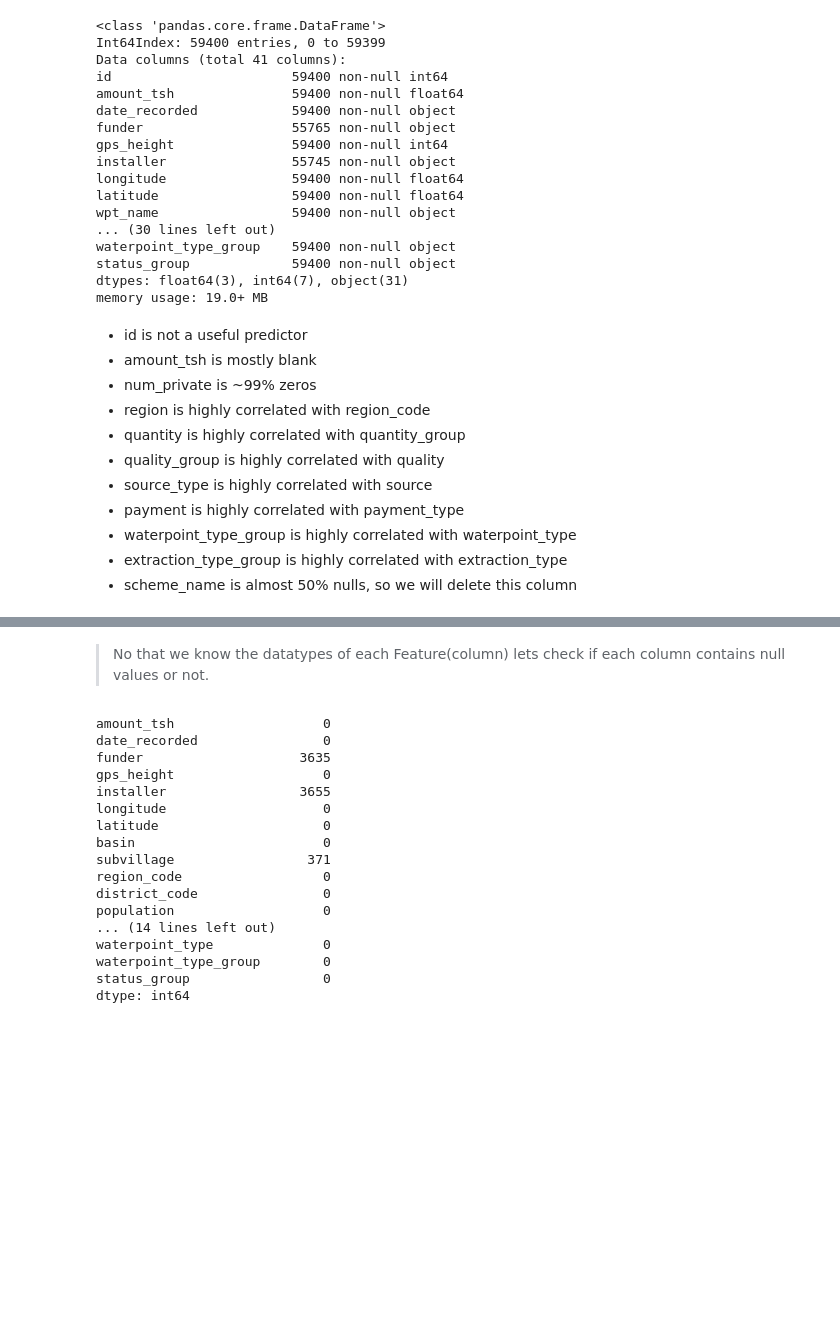
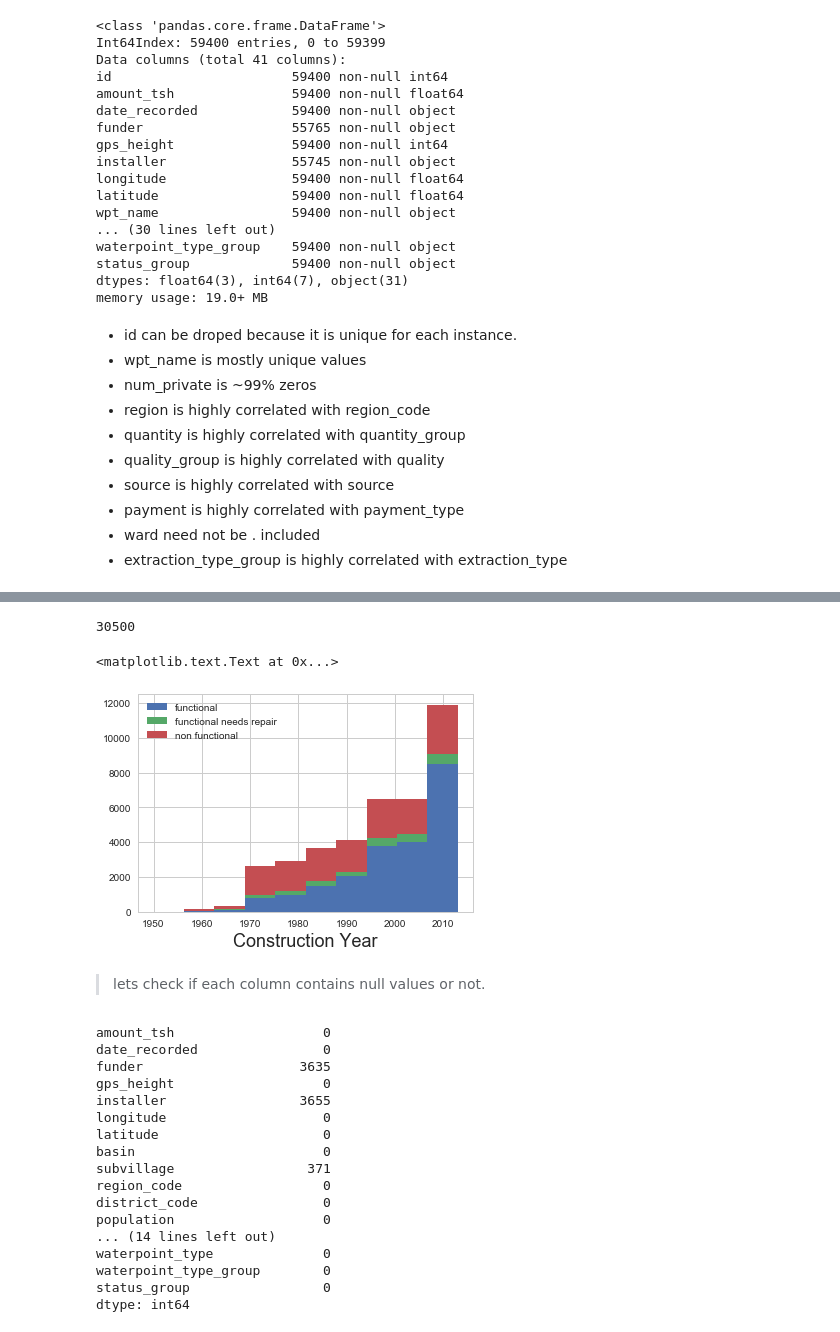
Before and after one commit to ksdkalluri/identifying_faulty_pumps, a Jupyter notebook: Identifying_which_pumps_are_faulty.ipynb, the cells around one changed output, grey strips where cells are left out. Drawn from its saved outputs; the diff is of its cells as text; code cells hidden in the pictures; blank space fills up the shorter version.

```diff
--- a/Identifying_which_pumps_are_faulty.ipynb
+++ b/Identifying_which_pumps_are_faulty.ipynb
@@ -136,17 +136,16 @@ status_group             59400 non-null object
 dtypes: float64(3), int64(7), object(31)
 memory usage: 19.0+ MB
 # %% [markdown]
-* id is not a useful predictor
-* amount_tsh is mostly blank
+* id can be droped because it is unique for each instance.
+* wpt_name is mostly unique values
 * num_private is ~99% zeros
 * region is highly correlated with region_code
 * quantity is highly correlated with quantity_group
 * quality_group is highly correlated with quality
-* source_type is highly correlated with source
+* source is highly correlated with source
 * payment is highly correlated with payment_type
-* waterpoint_type_group is highly correlated with waterpoint_type
+* ward need not be . included
 * extraction_type_group is highly correlated with extraction_type
-* scheme_name is almost 50% nulls, so we will delete this column
 # %%
 training_df = training_df.drop(['id','source','wpt_name', 'num_private', 'region',
           'quantity'],axis = 1)
@@ -162,8 +161,23 @@ training_df.head()
 | 2 | 25.0 | 2013-02-25 | Lottery Club | 686 | World vision | 37.460664 | -3.821329 | Pangani | Majengo | ... |
 | 3 | 0.0 | 2013-01-28 | Unicef | 263 | UNICEF | 38.486161 | -11.155298 | Ruvuma / Southern Coast | Mahakamani | ... |
 | 4 | 0.0 | 2011-07-13 | Action In A | 0 | Artisan | 31.130847 | -1.825359 | Lake Victoria | Kyanyamisa | ... |
+# %%
+training_df.population.max()
+# %% [output]
+30500
+# %%
+hist1=training_df[training_df.status_group == 'functional'].construction_year
+hist2=training_df[training_df.status_group == 'functional needs repair'].construction_year
+hist3=training_df[training_df.status_group == 'non functional'].construction_year
+
+n,b,p=plt.hist([hist1, hist2, hist3], stacked=True,range=[1950,2013])
+plt.legend(['functional','functional needs repair','non functional'],loc=0)
+plt.xlabel('Construction Year', fontsize=18)
+# %% [output]
+<matplotlib.text.Text at 0x...>
+[figure, added]
 # %% [markdown]
-> No that we know the datatypes of each Feature(column) lets check if each column contains null values or not.
+> lets check if each column contains null values or not.
 # %%
 training_df.apply(lambda x: sum(x.isnull()))
 # %% [output]
```
Also changed, not shown: parts of 2 cells of this notebook.
